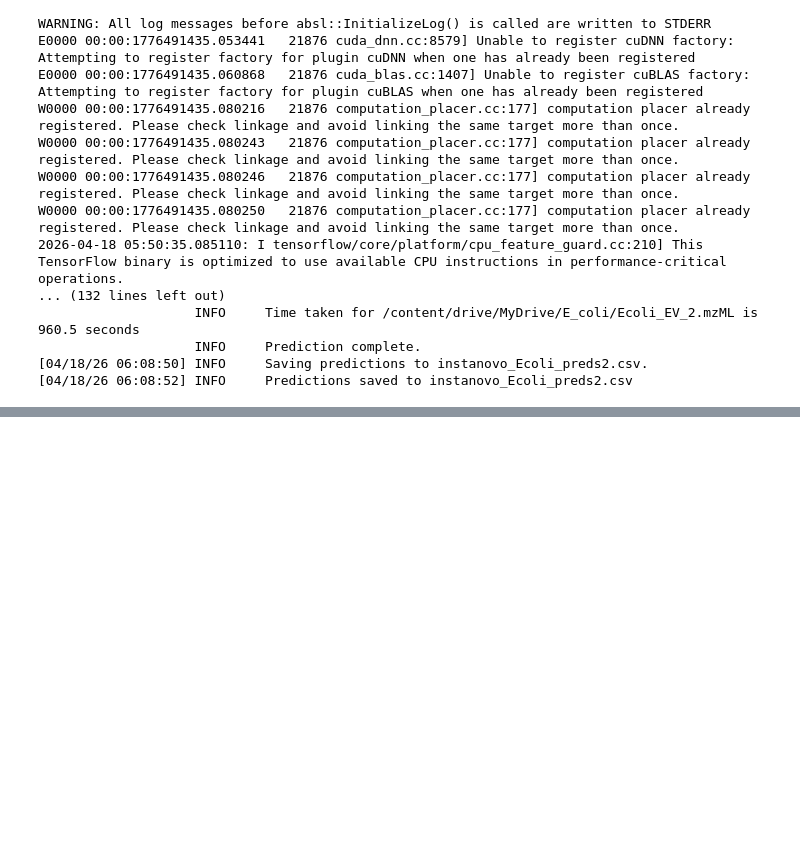
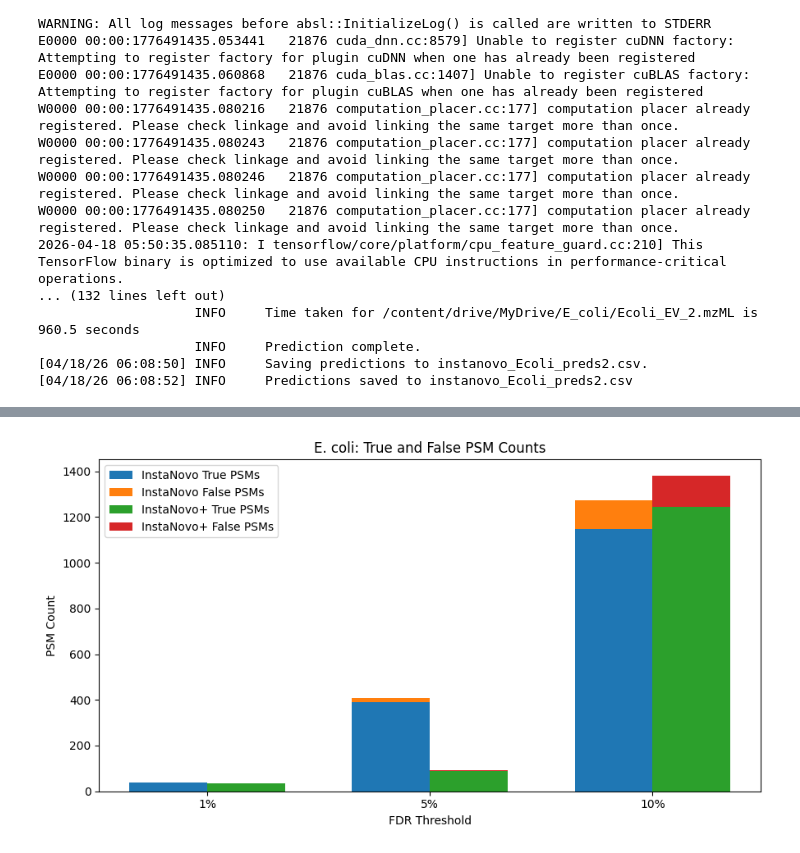
Before and after one commit to raunakpandey1/diffusion-peptide-sequencing, a Jupyter notebook: Peptide_Sequencing.ipynb, the cells around one changed output, grey strips where cells are left out. Cells and saved outputs as stored; diff of their text form; code cells hidden in the pictures; blank space fills up the shorter version.

```diff
--- a/Peptide_Sequencing.ipynb
+++ b/Peptide_Sequencing.ipynb
@@ -620,0 +1084,26 @@ plt.show()
+# %%
+import os
+import numpy as np
+import pandas as pd
+
+# folder in drive
+ecoli_out = "/content/drive/MyDrive/Ecoli_FDR_Results"
+os.makedirs(ecoli_out, exist_ok=True)
+
+# save full ranked FDR tables
+eco_in_fdr.to_csv(f"{ecoli_out}/ecoli_instanovo_ranked_fdr.csv", index=False)
+eco_ip_fdr.to_csv(f"{ecoli_out}/ecoli_instanovoplus_ranked_fdr.csv", index=False)
+
+# create summaries
+eco_in_summary = summarize_fdr(eco_in_fdr)
+eco_ip_summary = summarize_fdr(eco_ip_fdr)
+
+# save summaries
+eco_in_summary.to_csv(f"{ecoli_out}/ecoli_instanovo_fdr_summary.csv", index=False)
+eco_ip_summary.to_csv(f"{ecoli_out}/ecoli_instanovoplus_fdr_summary.csv", index=False)
+
+print("saved ranked FDR tables and summary tables to:")
+print(ecoli_out)
+
+display(eco_in_summary)
+display(eco_ip_summary)
@@ -620,0 +1185,21 @@ plt.show()
+# %%
+x = np.arange(len(eco_in_summary))
+width = 0.35
+
+plt.figure(figsize=(9, 5))
+plt.bar(x - width/2, eco_in_summary["true_psms"], width, label="InstaNovo True PSMs")
+plt.bar(x - width/2, eco_in_summary["false_psms"], width, bottom=eco_in_summary["true_psms"], label="InstaNovo False PSMs")
+
+plt.bar(x + width/2, eco_ip_summary["true_psms"], width, label="InstaNovo+ True PSMs")
+plt.bar(x + width/2, eco_ip_summary["false_psms"], width, bottom=eco_ip_summary["true_psms"], label="InstaNovo+ False PSMs")
+
+plt.xticks(x, ["1%", "5%", "10%"])
+plt.xlabel("FDR Threshold")
+plt.ylabel("PSM Count")
+plt.title("E. coli: True and False PSM Counts")
+plt.legend()
+plt.tight_layout()
+plt.savefig(f"{plot_dir}/ecoli_true_false_psm_counts.png", dpi=300)
+plt.show()
+# %% [output]
+[figure, added]
```
Also changed, not shown: parts of 80 cells of this notebook, 7 other files.
